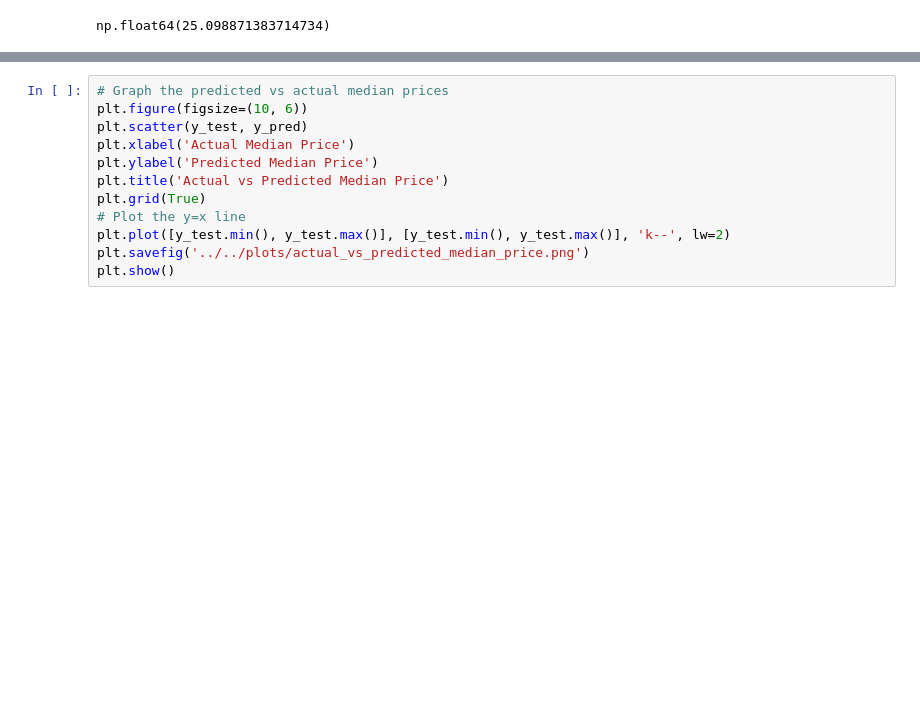
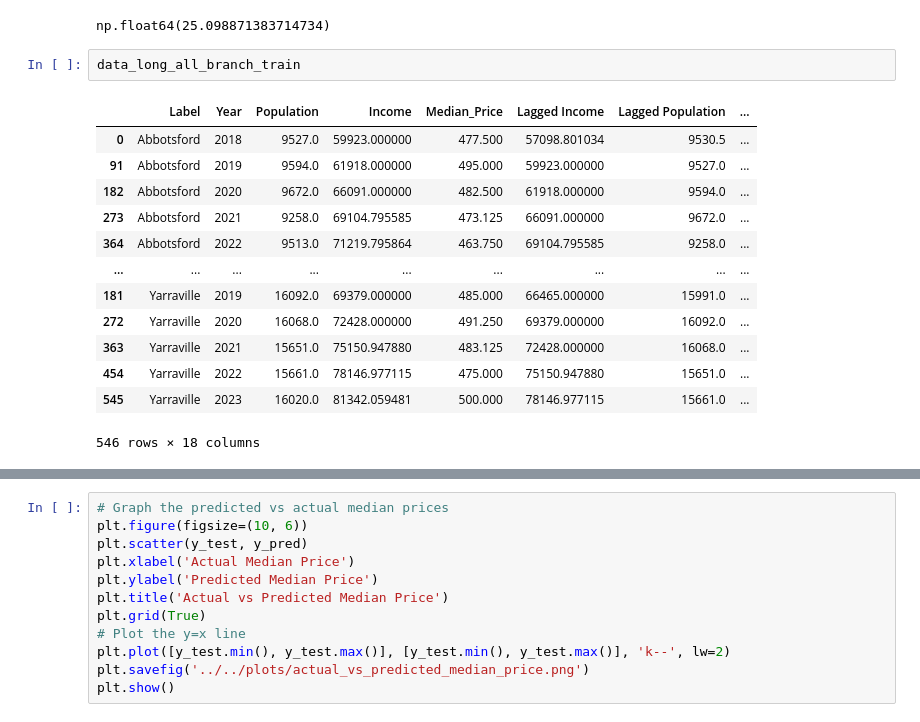
Before and after one commit to MAST30034-AppliedDataScience/project-2-group-real-estate-hexosergeantchelelebratebonitz, a Jupyter notebook: notebooks/Can/Modelling.ipynb, the cells around one changed output, grey strips where cells are left out. Drawn from its saved outputs; the diff is of its cells as text; blank space fills up the shorter version.

```diff
--- a/notebooks/Can/Modelling.ipynb
+++ b/notebooks/Can/Modelling.ipynb
@@ -595,6 +595,22 @@ lasso_mse = root_mean_squared_error(y_test, y_pred)
 lasso_mse
 # %% [output]
 np.float64(25.098871383714734)
+# %%
+data_long_all_branch_train
+# %% [output]
+|  | Label | Year | Population | Income | Median_Price | Lagged Income | Lagged Population | ... |
+| 0 | Abbotsford | 2018 | 9527.0 | 59923.000000 | 477.500 | 57098.801034 | 9530.5 | ... |
+| 91 | Abbotsford | 2019 | 9594.0 | 61918.000000 | 495.000 | 59923.000000 | 9527.0 | ... |
+| 182 | Abbotsford | 2020 | 9672.0 | 66091.000000 | 482.500 | 61918.000000 | 9594.0 | ... |
+| 273 | Abbotsford | 2021 | 9258.0 | 69104.795585 | 473.125 | 66091.000000 | 9672.0 | ... |
+| 364 | Abbotsford | 2022 | 9513.0 | 71219.795864 | 463.750 | 69104.795585 | 9258.0 | ... |
+| ... | ... | ... | ... | ... | ... | ... | ... | ... |
+| 181 | Yarraville | 2019 | 16092.0 | 69379.000000 | 485.000 | 66465.000000 | 15991.0 | ... |
+| 272 | Yarraville | 2020 | 16068.0 | 72428.000000 | 491.250 | 69379.000000 | 16092.0 | ... |
+| 363 | Yarraville | 2021 | 15651.0 | 75150.947880 | 483.125 | 72428.000000 | 16068.0 | ... |
+| 454 | Yarraville | 2022 | 15661.0 | 78146.977115 | 475.000 | 75150.947880 | 15651.0 | ... |
+| 545 | Yarraville | 2023 | 16020.0 | 81342.059481 | 500.000 | 78146.977115 | 15661.0 | ... |
+546 rows × 18 columns
 # %%
 # Gradiant Boosting Regressor
 from sklearn.ensemble import GradientBoostingRegressor
```
Also changed, not shown: parts of 2 cells of this notebook.
